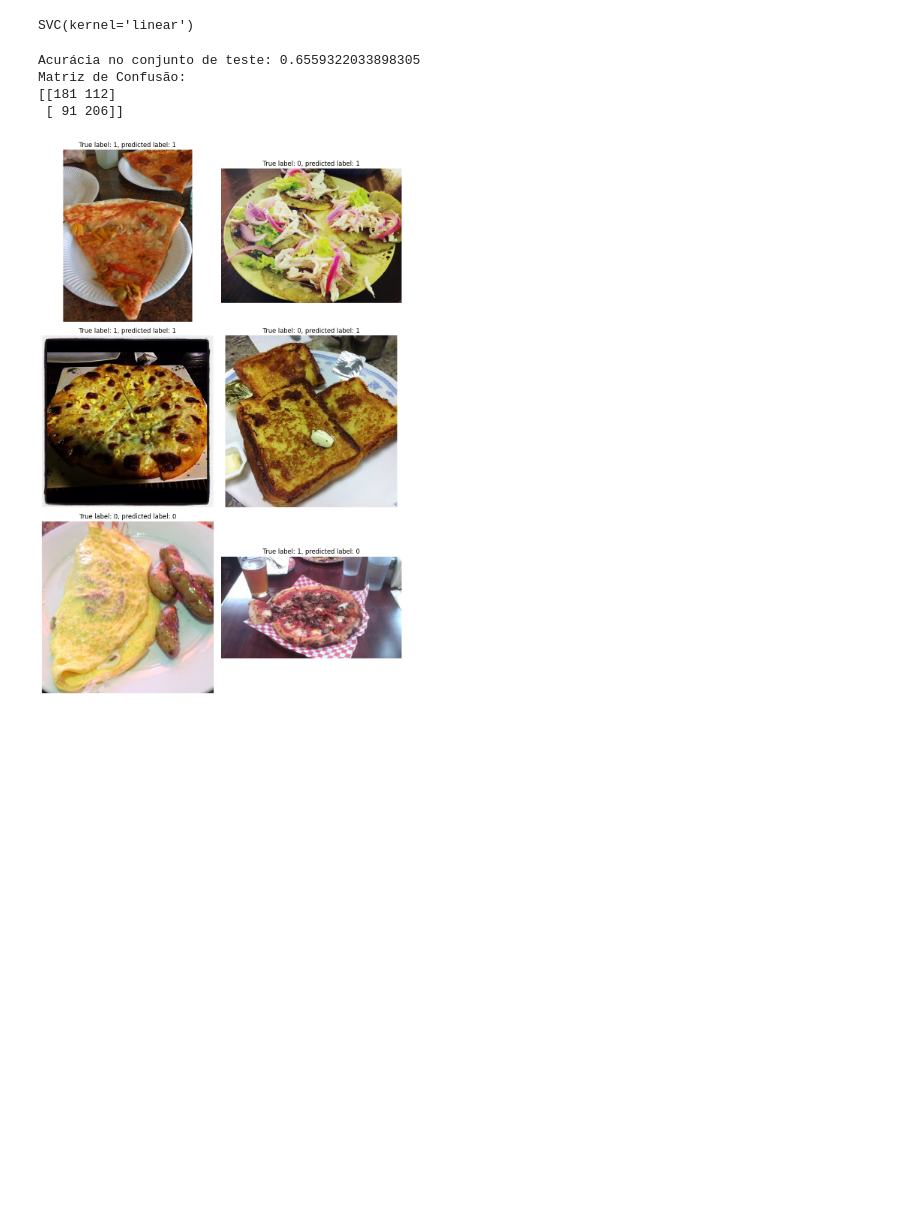
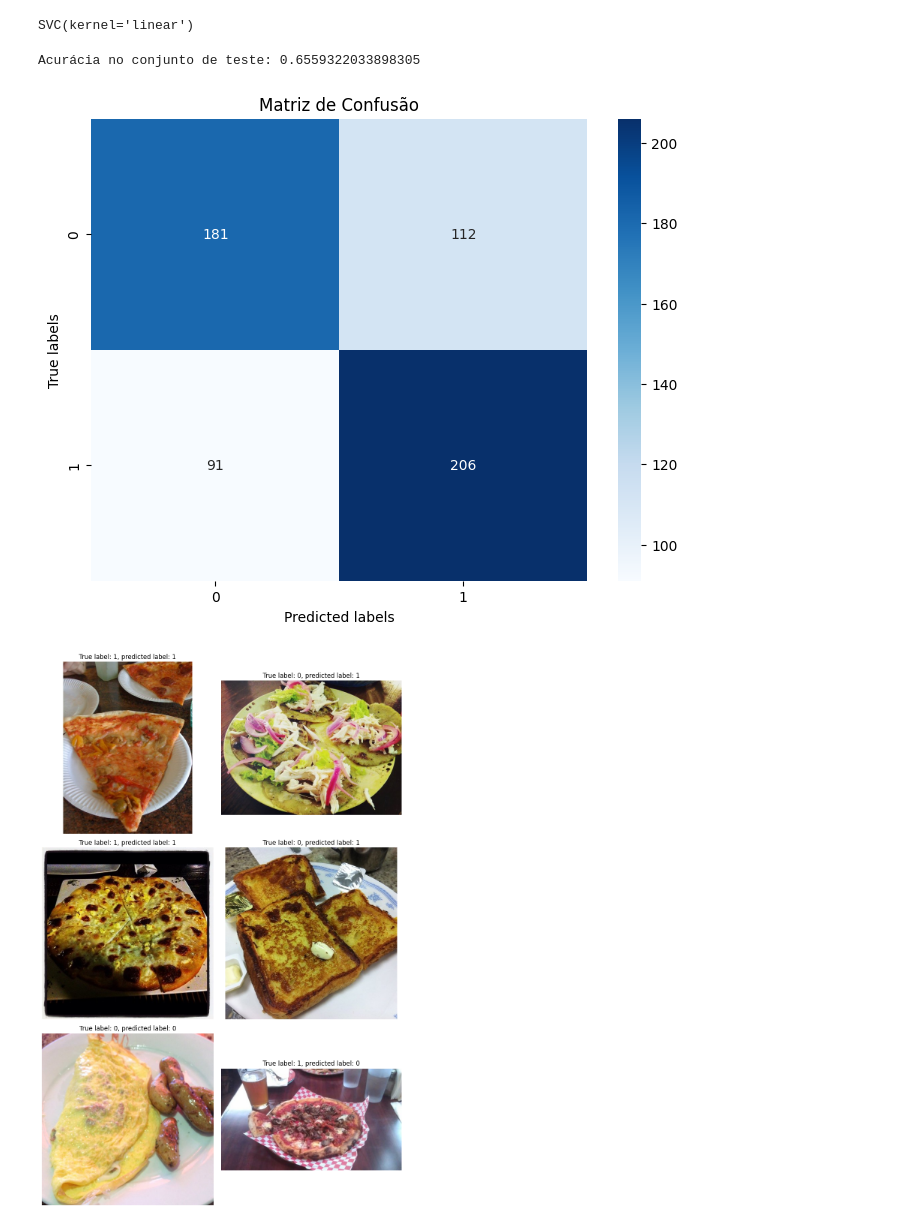
Before and after one commit to JonathanYuri/Computer-Vision, a Jupyter notebook: Lista4/lista.ipynb, the cells around one changed output. Drawn from its saved outputs; the diff is of its cells as text; code cells hidden in the pictures; blank space fills up the shorter version.

Commit message:
plot da matriz de confusão

```diff
--- a/Lista4/lista.ipynb
+++ b/Lista4/lista.ipynb
@@ -158,19 +158,23 @@ hog_test = getDescriptors(X_test)
 y_pred = svm.predict(hog_test)
 # %%
 from sklearn.metrics import accuracy_score, confusion_matrix
+import seaborn as sns
 
 accuracy = accuracy_score(y_test, y_pred)
-print("Acurácia no conjunto de teste:", accuracy)
+print(f"Acurácia no conjunto de teste: {accuracy}\n")
 
 # Calcular e exibir a matriz de confusão
 conf_matrix = confusion_matrix(y_test, y_pred)
-print("Matriz de Confusão:")
-print(conf_matrix)
+
+plt.figure(figsize=(8, 6))
+sns.heatmap(conf_matrix, annot=True, cmap="Blues", fmt="d")
+plt.title('Matriz de Confusão')
+plt.xlabel('Predicted labels')
+plt.ylabel('True labels')
+plt.show()
 # %% [output]
 Acurácia no conjunto de teste: 0.6559322033898305
-Matriz de Confusão:
-[[181 112]
- [ 91 206]]
+[figure, added]
 # %%
 import random
 import matplotlib.pyplot as plt
```
